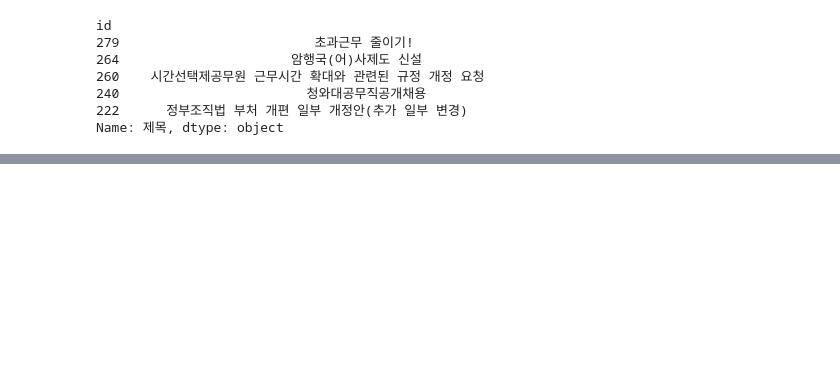
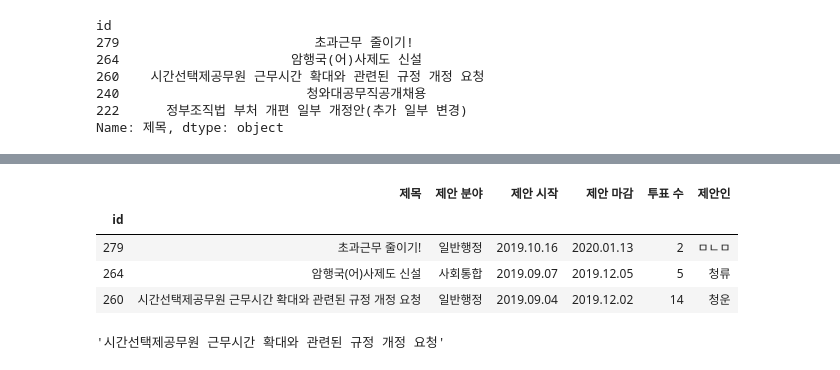
Before and after one commit to Jeong-Mw/2020_Learn-DataScience, a Jupyter notebook: source_code/0525_ex2_3115정민우.ipynb, the cells around one changed output, grey strips where cells are left out. Saved outputs shown, nothing was run; the diff lists cells and outputs as text; code cells hidden in the pictures; blank space fills up the shorter version.

```diff
--- a/source_code/0525_ex2_3115정민우.ipynb
+++ b/source_code/0525_ex2_3115정민우.ipynb
@@ -76,0 +114,16 @@ Name: 제목, dtype: object
+# %%
+#df.loc[278, '제목']
+#df.loc[278]
+df.loc[280:277, '제목']
+df.head(3)
+# %% [output]
+|  | 제목 | 제안 분야 | 제안 시작 | 제안 마감 | 투표 수 | 제안인 |
+| id |  |  |  |  |  |  |
+| 279 | 초과근무 줄이기! | 일반행정 | 2019.10.16 | 2020.01.13 | 2 | ㅁㄴㅁ |
+| 264 | 암행국(어)사제도 신설 | 사회통합 | 2019.09.07 | 2019.12.05 | 5 | 청류 |
+| 260 | 시간선택제공무원 근무시간 확대와 관련된 규정 개정 요청 | 일반행정 | 2019.09.04 | 2019.12.02 | 14 | 청운 |
+# %%
+df.iloc[2, 0]
+# df.iloc[-1]
+# %% [output]
+'시간선택제공무원 근무시간 확대와 관련된 규정 개정 요청'
```
Also changed, not shown: parts of 17 cells of this notebook, 1 other file.
